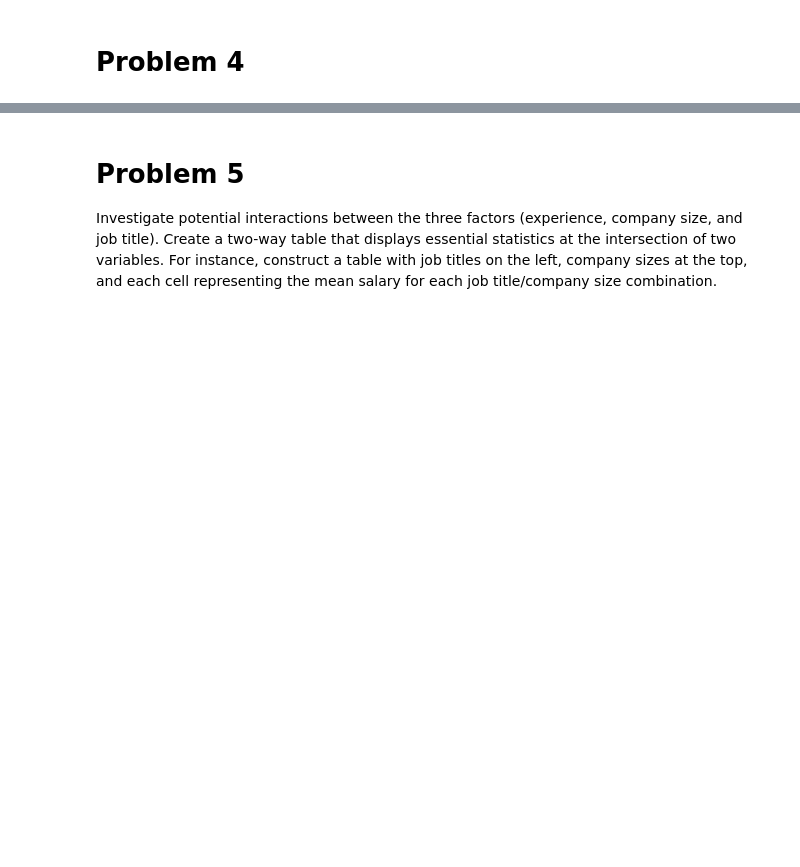
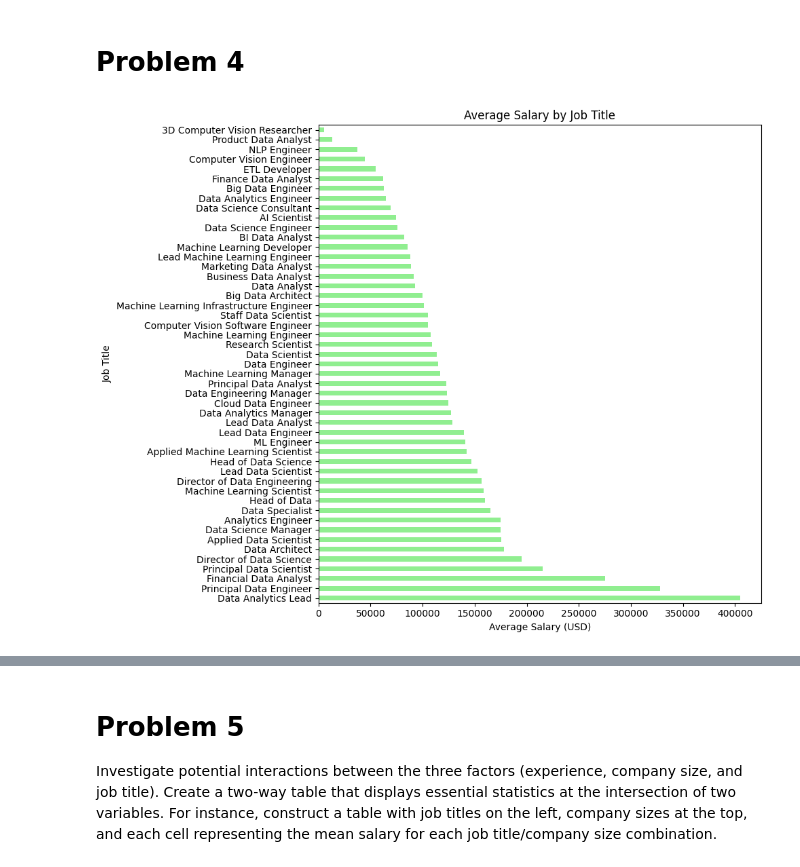
Before and after one commit to stat220/lab-1-chase-cole-grant-noah, a Jupyter notebook: lab1.ipynb, the cells around one changed output, grey strips where cells are left out. Drawn from its saved outputs; the diff is of its cells as text; code cells hidden in the pictures; blank space fills up the shorter version.

```diff
--- a/lab1.ipynb
+++ b/lab1.ipynb
@@ -80,3 +81,17 @@ Experienced (EX) professionals earn the highest, with an average of \\$204,155.
 # Problem 3
 # %% [markdown]
 # Problem 4
+# %%
+#Average all salaries by job title
+salary_by_job_title = df.groupby('job_title')['salary_in_usd'].mean().sort_values(ascending=False)
+
+plt.figure(figsize=(10, 8))
+salary_by_job_title.plot(kind='barh', color='lightgreen')
+
+plt.xlabel('Average Salary (USD)')
+plt.ylabel('Job Title')
+plt.title('Average Salary by Job Title')
+plt.tight_layout()
+plt.show()
+# %% [output]
+[figure, added]
```
Also changed, not shown: parts of 6 cells of this notebook.
